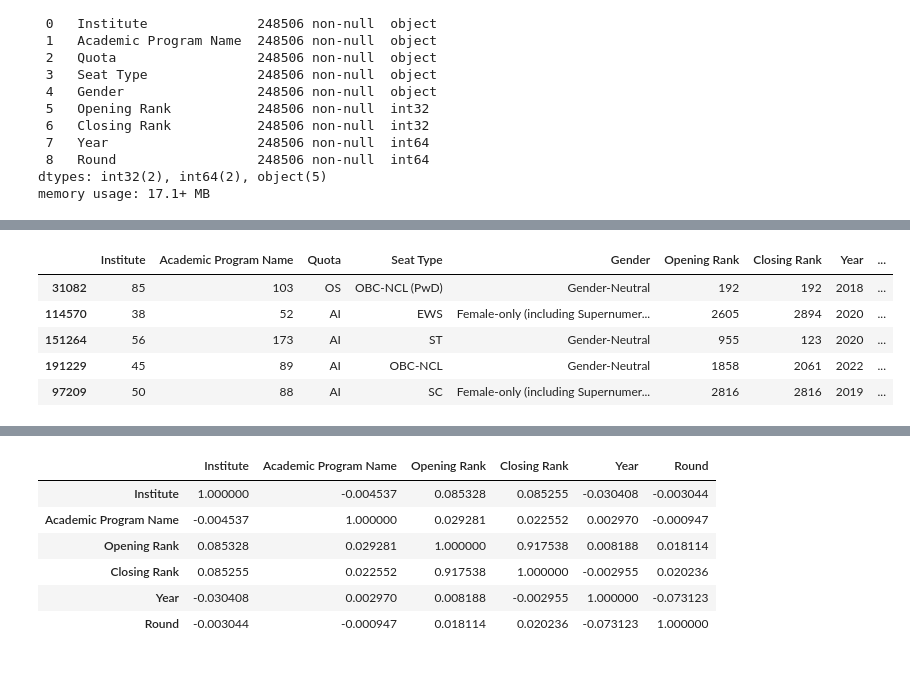
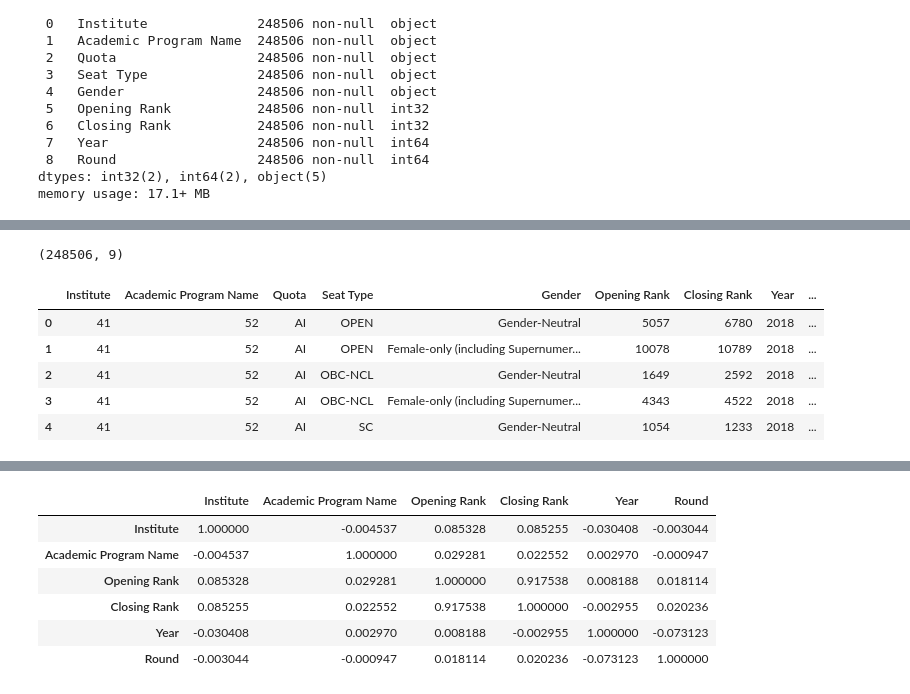
Before and after one commit to Pranav9605/Graduate-Admission-Prediction-with-Machine-Learning, a Jupyter notebook: Data Preprocessing.ipynb, the cells around one changed output, grey strips where cells are left out. Cells and saved outputs as stored; diff of their text form; code cells hidden in the pictures.

```diff
--- a/Data Preprocessing.ipynb
+++ b/Data Preprocessing.ipynb
@@ -198,6 +198,10 @@ df_copy.head()
 | 2 | Indian Institute of Technology Bh... | Civil Engineering (4 Years, Bache... | AI | OBC-NCL | Gender-Neutral | 1649 | 2592 | 2018 | ... |
 | 3 | Indian Institute of Technology Bh... | Civil Engineering (4 Years, Bache... | AI | OBC-NCL | Female-only (including Supernumer... | 4343 | 4522 | 2018 | ... |
 | 4 | Indian Institute of Technology Bh... | Civil Engineering (4 Years, Bache... | AI | SC | Gender-Neutral | 1054 | 1233 | 2018 | ... |
+# %%
+df_copy.shape
+# %% [output]
+(248506, 9)
 # %%
 # X=df_copy.iloc[:,2:]
 # y=df_copy.iloc[:,:2]
@@ -208,19 +209,20 @@ train,test=train_test_split(df_copy,test_size=0.3,random_state=42)
 # %%
 #Here we are fitting the enocoder on the entire dataset but transforming them separately.the main reason for doing this is
 # to handle all categories consistently,more focus is given to this rather than data leakage.
 from sklearn.preprocessing import LabelEncoder
-lencoder=LabelEncoder()
+label_encoder=LabelEncoder()
 for col in ['Institute','Academic Program Name']:
-    lencoder.fit(df_copy[col])
-    train[col]=lencoder.transform(train[col])
-    test[col]=lencoder.transform(test[col])
+    df_copy[col] = label_encoder.fit_transform(df_copy[col])
 
+    # lencoder.fit(df_copy[col])
+    # train[col]=lencoder.transform(train[col])
+    # test[col]=lencoder.transform(test[col])
 
-train.head()
+df_copy.head()
 # %% [output]
 |  | Institute | Academic Program Name | Quota | Seat Type | Gender | Opening Rank | Closing Rank | Year | ... |
-| 31082 | 85 | 103 | OS | OBC-NCL (PwD) | Gender-Neutral | 192 | 192 | 2018 | ... |
-| 114570 | 38 | 52 | AI | EWS | Female-only (including Supernumer... | 2605 | 2894 | 2020 | ... |
-| 151264 | 56 | 173 | AI | ST | Gender-Neutral | 955 | 123 | 2020 | ... |
-| 191229 | 45 | 89 | AI | OBC-NCL | Gender-Neutral | 1858 | 2061 | 2022 | ... |
-| 97209 | 50 | 88 | AI | SC | Female-only (including Supernumer... | 2816 | 2816 | 2019 | ... |
+| 0 | 41 | 52 | AI | OPEN | Gender-Neutral | 5057 | 6780 | 2018 | ... |
+| 1 | 41 | 52 | AI | OPEN | Female-only (including Supernumer... | 10078 | 10789 | 2018 | ... |
+| 2 | 41 | 52 | AI | OBC-NCL | Gender-Neutral | 1649 | 2592 | 2018 | ... |
+| 3 | 41 | 52 | AI | OBC-NCL | Female-only (including Supernumer... | 4343 | 4522 | 2018 | ... |
+| 4 | 41 | 52 | AI | SC | Gender-Neutral | 1054 | 1233 | 2018 | ... |
```
Also changed, not shown: parts of 22 cells of this notebook.
